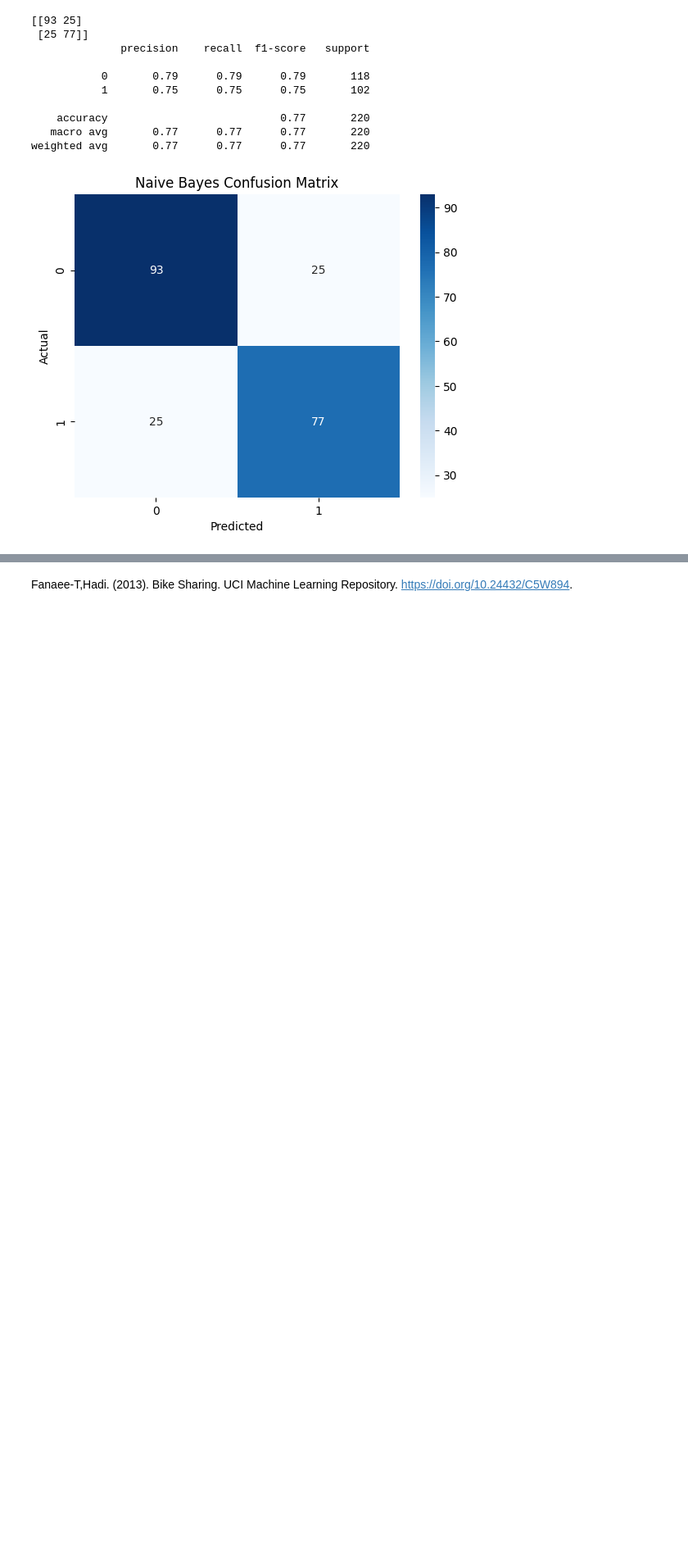
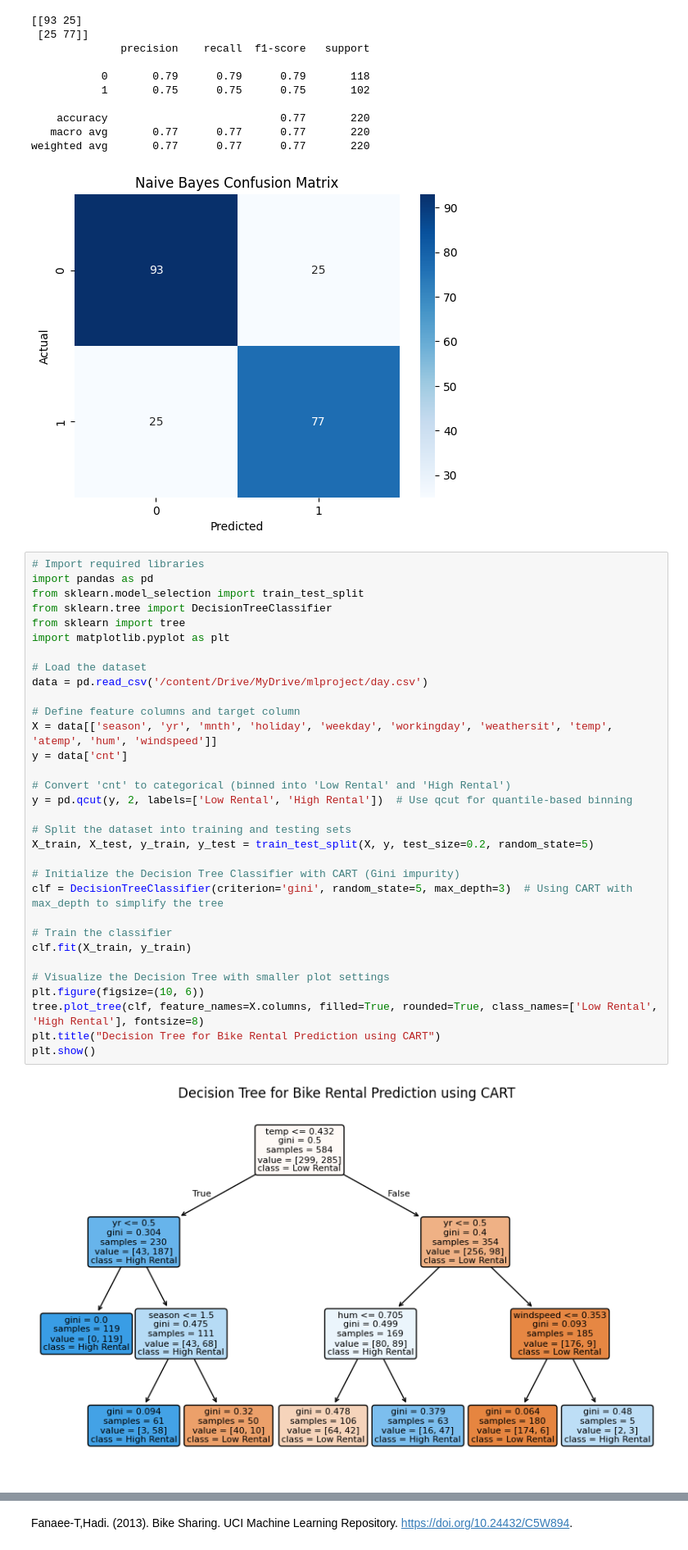
Before and after one commit to s9b/bike-rental-and-sharing-analysis, a Jupyter notebook: bike_rental_and_sharing_analysis.ipynb, the cells around one changed output, grey strips where cells are left out. Shown at 82% size. Drawn from its saved outputs; the diff is of its cells as text; blank space fills up the shorter version.

Commit message:
implemented CART and MART algorithms

```diff
--- a/bike_rental_and_sharing_analysis.ipynb
+++ b/bike_rental_and_sharing_analysis.ipynb
@@ -666,3 +666,37 @@ plt.show()
    macro avg       0.77      0.77      0.77       220
 weighted avg       0.77      0.77      0.77       220
 [figure]
+# %%
+# Import required libraries
+import pandas as pd
+from sklearn.model_selection import train_test_split
+from sklearn.tree import DecisionTreeClassifier
+from sklearn import tree
+import matplotlib.pyplot as plt
+
+# Load the dataset
+data = pd.read_csv('/content/Drive/MyDrive/mlproject/day.csv')
+
+# Define feature columns and target column
+X = data[['season', 'yr', 'mnth', 'holiday', 'weekday', 'workingday', 'weathersit', 'temp', 'atemp', 'hum', 'windspeed']]
+y = data['cnt']
+
+# Convert 'cnt' to categorical (binned into 'Low Rental' and 'High Rental')
+y = pd.qcut(y, 2, labels=['Low Rental', 'High Rental'])  # Use qcut for quantile-based binning
+
+# Split the dataset into training and testing sets
+X_train, X_test, y_train, y_test = train_test_split(X, y, test_size=0.2, random_state=5)
+
+# Initialize the Decision Tree Classifier with CART (Gini impurity)
+clf = DecisionTreeClassifier(criterion='gini', random_state=5, max_depth=3)  # Using CART with max_depth to simplify the tree
+
+# Train the classifier
+clf.fit(X_train, y_train)
+
+# Visualize the Decision Tree with smaller plot settings
+plt.figure(figsize=(10, 6))
+tree.plot_tree(clf, feature_names=X.columns, filled=True, rounded=True, class_names=['Low Rental', 'High Rental'], fontsize=8)
+plt.title("Decision Tree for Bike Rental Prediction using CART")
+plt.show()
+# %% [output]
+[figure, added]
```
Also changed, not shown: parts of 1 cell of this notebook.
